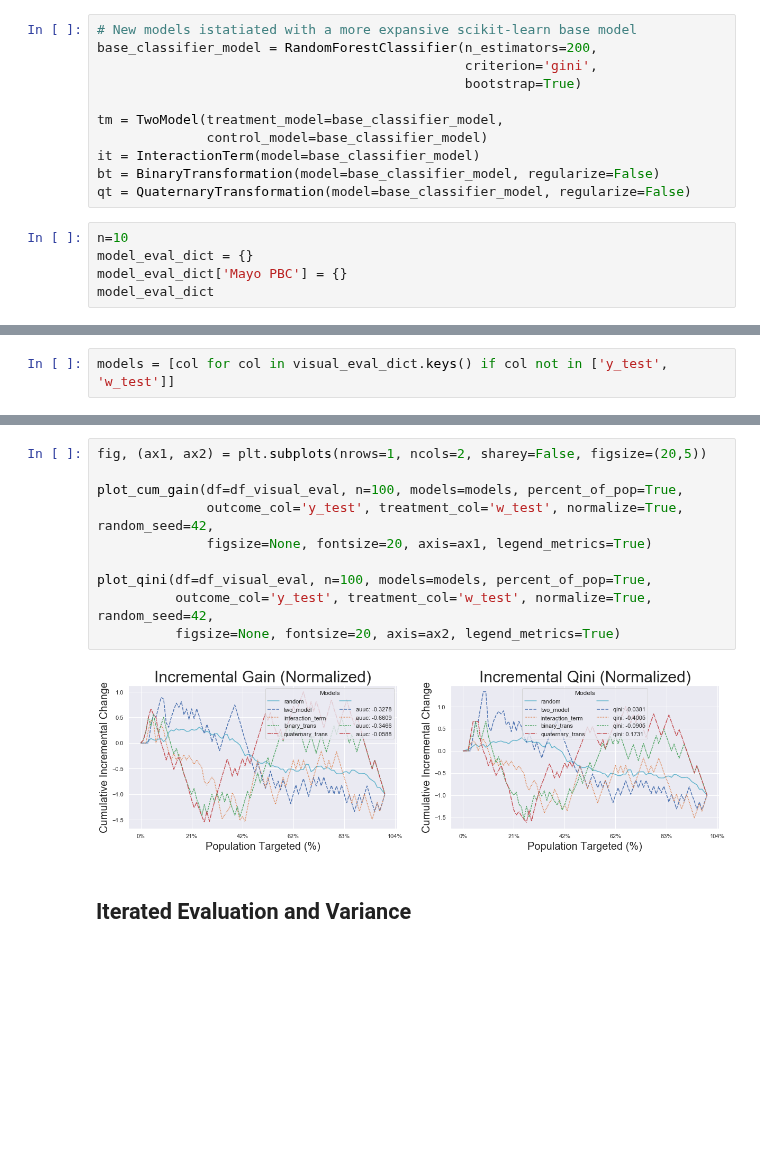
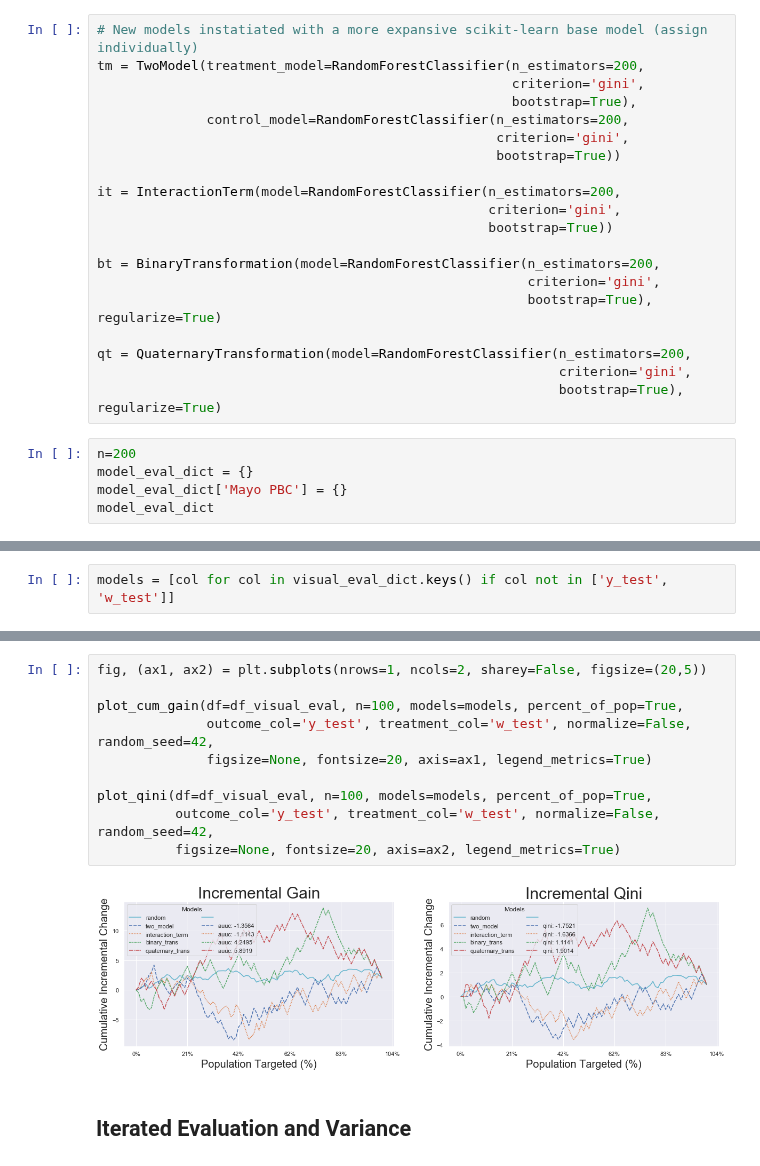
Before and after one commit to andrewtavis/causeinfer, a Jupyter notebook: examples/medical_mayo_pbc.ipynb, the cells around one changed output, grey strips where cells are left out. Cells and saved outputs as stored; diff of their text form; blank space fills up the shorter version.

```diff
--- a/examples/medical_mayo_pbc.ipynb
+++ b/examples/medical_mayo_pbc.ipynb
@@ -329,16 +331,25 @@ num_trees
 # %%
-# New models istatiated with a more expansive scikit-learn base model
-base_classifier_model = RandomForestClassifier(n_estimators=200,
-                                               criterion='gini',
-                                               bootstrap=True)
+# New models instatiated with a more expansive scikit-learn base model (assign individually)
+tm = TwoModel(treatment_model=RandomForestClassifier(n_estimators=200,
+                                                     criterion='gini',
+                                                     bootstrap=True),
+              control_model=RandomForestClassifier(n_estimators=200,
+                                                   criterion='gini',
+                                                   bootstrap=True))
 
-tm = TwoModel(treatment_model=base_classifier_model,
-              control_model=base_classifier_model)
-it = InteractionTerm(model=base_classifier_model)
-bt = BinaryTransformation(model=base_classifier_model, regularize=False)
-qt = QuaternaryTransformation(model=base_classifier_model, regularize=False)
+it = InteractionTerm(model=RandomForestClassifier(n_estimators=200,
+                                                  criterion='gini',
+                                                  bootstrap=True))
+
+bt = BinaryTransformation(model=RandomForestClassifier(n_estimators=200,
+                                                       criterion='gini',
+                                                       bootstrap=True), regularize=True)
+
+qt = QuaternaryTransformation(model=RandomForestClassifier(n_estimators=200,
+                                                           criterion='gini',
+                                                           bootstrap=True), regularize=True)
 # %%
-n=10
+n=200
 model_eval_dict = {}
 model_eval_dict['Mayo PBC'] = {}
 model_eval_dict
@@ -430,15 +441,15 @@ plot_batch_responses(df=df_visual_eval, n=10, models=models,
 # %%
 fig, (ax1, ax2) = plt.subplots(nrows=1, ncols=2, sharey=False, figsize=(20,5))
 
 plot_cum_gain(df=df_visual_eval, n=100, models=models, percent_of_pop=True,
-              outcome_col='y_test', treatment_col='w_test', normalize=True, random_seed=42,
+              outcome_col='y_test', treatment_col='w_test', normalize=False, random_seed=42,
               figsize=None, fontsize=20, axis=ax1, legend_metrics=True)
 
 plot_qini(df=df_visual_eval, n=100, models=models, percent_of_pop=True,
-          outcome_col='y_test', treatment_col='w_test', normalize=True, random_seed=42,
+          outcome_col='y_test', treatment_col='w_test', normalize=False, random_seed=42,
           figsize=None, fontsize=20, axis=ax2, legend_metrics=True)
 # %% [output]
-[figure, old version]
+[figure, new version]
 # %% [markdown]
 ## Iterated Evaluation and Variance
 # %%
```
Also changed, not shown: parts of 12 cells of this notebook, 6 other files.
